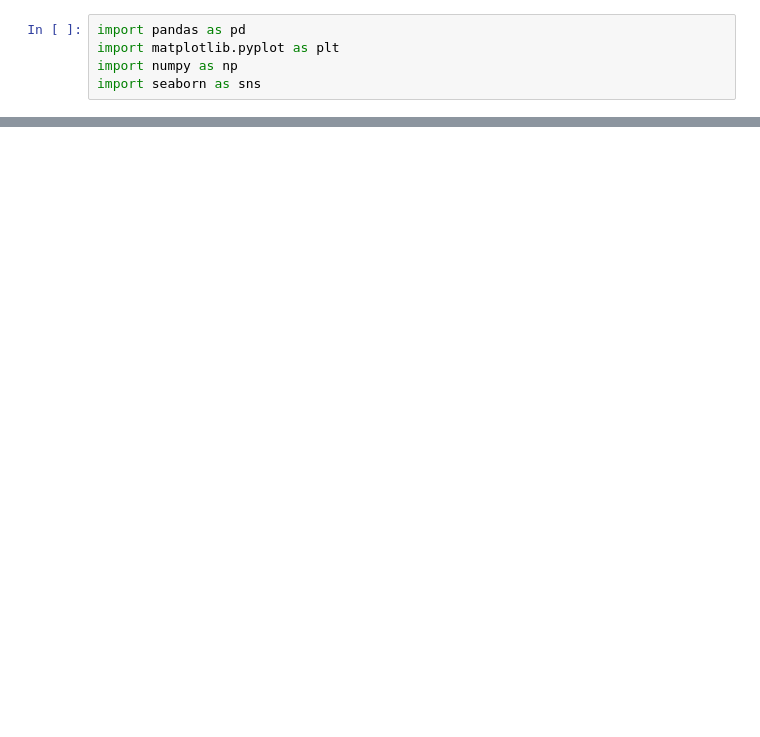
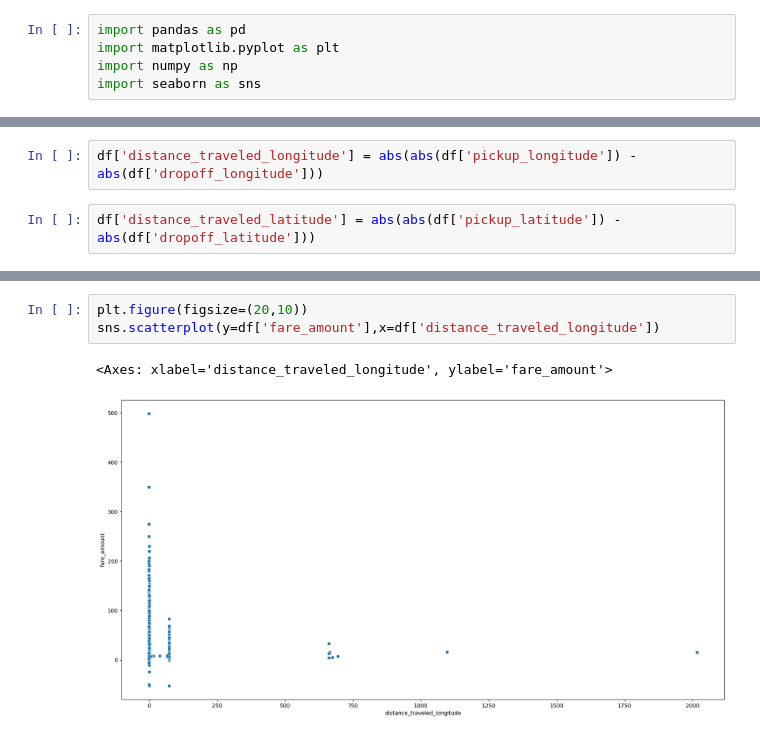
Before and after one commit to Marcos-Verdi/DA_Reg_uberFares, a Jupyter notebook: uber_fares_analysis.ipynb, the cells around one changed output, grey strips where cells are left out. Saved outputs shown, nothing was run; the diff lists cells and outputs as text; blank space fills up the shorter version.

```diff
--- a/uber_fares_analysis.ipynb
+++ b/uber_fares_analysis.ipynb
@@ -15,0 +195,4 @@ df.head(5)
+# %%
+df['distance_traveled_longitude'] = abs(abs(df['pickup_longitude']) - abs(df['dropoff_longitude']))
+# %%
+df['distance_traveled_latitude'] = abs(abs(df['pickup_latitude']) - abs(df['dropoff_latitude']))
@@ -15,0 +206,6 @@ df.head(5)
+# %%
+plt.figure(figsize=(20,10))
+sns.scatterplot(y=df['fare_amount'],x=df['distance_traveled_longitude'])
+# %% [output]
+<Axes: xlabel='distance_traveled_longitude', ylabel='fare_amount'>
+[figure, added]
```
Also changed, not shown: parts of 68 cells of this notebook.
